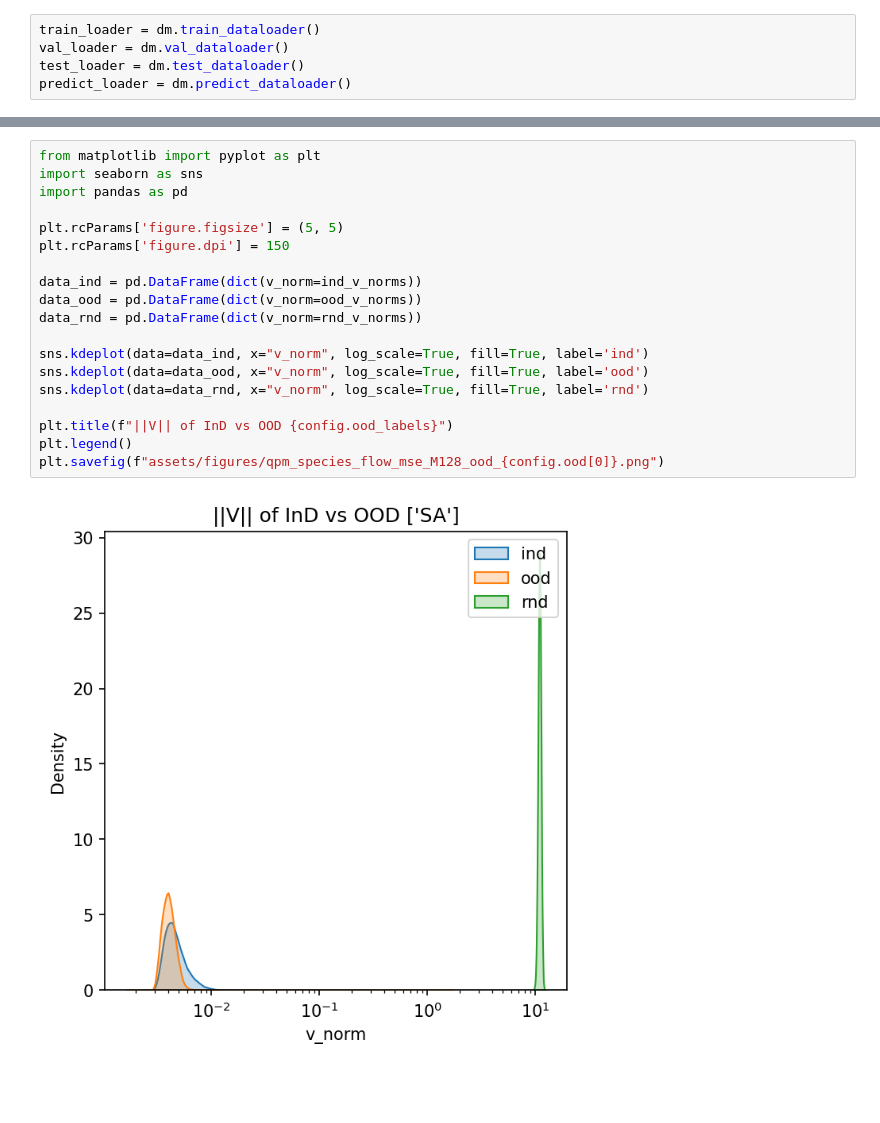
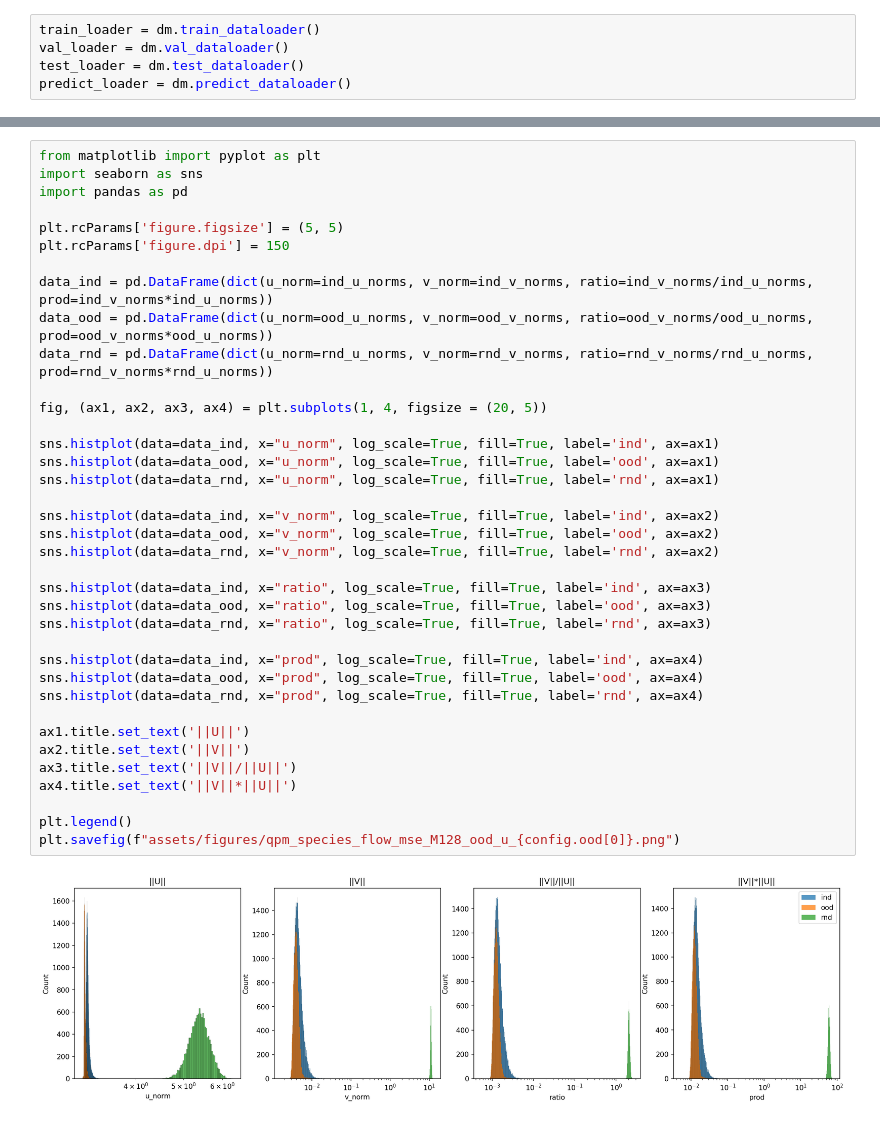
Before and after one commit to yasithdev/qpm-amrb-new, a Jupyter notebook: eval_qpm_species_flow_mse_M128_ood.ipynb, the cells around one changed output, grey strips where cells are left out. Cells and saved outputs as stored; diff of their text form; blank space fills up the shorter version.

```diff
--- a/eval_qpm_species_flow_mse_M128_ood.ipynb
+++ b/eval_qpm_species_flow_mse_M128_ood.ipynb
@@ -136,21 +156,39 @@ print(rnd_v_norms.mean(), rnd_v_norms.std())
 # %%
 from matplotlib import pyplot as plt
 import seaborn as sns
 import pandas as pd
 
 plt.rcParams['figure.figsize'] = (5, 5)
 plt.rcParams['figure.dpi'] = 150
 
-data_ind = pd.DataFrame(dict(v_norm=ind_v_norms))
-data_ood = pd.DataFrame(dict(v_norm=ood_v_norms))
-data_rnd = pd.DataFrame(dict(v_norm=rnd_v_norms))
+data_ind = pd.DataFrame(dict(u_norm=ind_u_norms, v_norm=ind_v_norms, ratio=ind_v_norms/ind_u_norms, prod=ind_v_norms*ind_u_norms))
+data_ood = pd.DataFrame(dict(u_norm=ood_u_norms, v_norm=ood_v_norms, ratio=ood_v_norms/ood_u_norms, prod=ood_v_norms*ood_u_norms))
+data_rnd = pd.DataFrame(dict(u_norm=rnd_u_norms, v_norm=rnd_v_norms, ratio=rnd_v_norms/rnd_u_norms, prod=rnd_v_norms*rnd_u_norms))
 
-sns.kdeplot(data=data_ind, x="v_norm", log_scale=True, fill=True, label='ind')
-sns.kdeplot(data=data_ood, x="v_norm", log_scale=True, fill=True, label='ood')
-sns.kdeplot(data=data_rnd, x="v_norm", log_scale=True, fill=True, label='rnd')
+fig, (ax1, ax2, ax3, ax4) = plt.subplots(1, 4, figsize = (20, 5))
 
-plt.title(f"||V|| of InD vs OOD {config.ood_labels}")
+sns.histplot(data=data_ind, x="u_norm", log_scale=True, fill=True, label='ind', ax=ax1)
+sns.histplot(data=data_ood, x="u_norm", log_scale=True, fill=True, label='ood', ax=ax1)
+sns.histplot(data=data_rnd, x="u_norm", log_scale=True, fill=True, label='rnd', ax=ax1)
+
+sns.histplot(data=data_ind, x="v_norm", log_scale=True, fill=True, label='ind', ax=ax2)
+sns.histplot(data=data_ood, x="v_norm", log_scale=True, fill=True, label='ood', ax=ax2)
+sns.histplot(data=data_rnd, x="v_norm", log_scale=True, fill=True, label='rnd', ax=ax2)
+
+sns.histplot(data=data_ind, x="ratio", log_scale=True, fill=True, label='ind', ax=ax3)
+sns.histplot(data=data_ood, x="ratio", log_scale=True, fill=True, label='ood', ax=ax3)
+sns.histplot(data=data_rnd, x="ratio", log_scale=True, fill=True, label='rnd', ax=ax3)
+
+sns.histplot(data=data_ind, x="prod", log_scale=True, fill=True, label='ind', ax=ax4)
+sns.histplot(data=data_ood, x="prod", log_scale=True, fill=True, label='ood', ax=ax4)
+sns.histplot(data=data_rnd, x="prod", log_scale=True, fill=True, label='rnd', ax=ax4)
+
+ax1.title.set_text('||U||')
+ax2.title.set_text('||V||')
+ax3.title.set_text('||V||/||U||')
+ax4.title.set_text('||V||*||U||')
+
 plt.legend()
-plt.savefig(f"assets/figures/qpm_species_flow_mse_M128_ood_{config.ood[0]}.png")
+plt.savefig(f"assets/figures/qpm_species_flow_mse_M128_ood_u_{config.ood[0]}.png")
 # %% [output]
-[figure, old version]
+[figure, new version]
```
Also changed, not shown: parts of 5 cells of this notebook, 12 other files.
